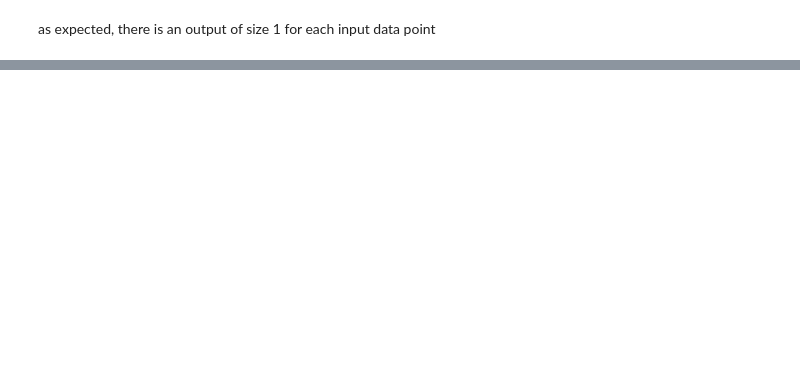
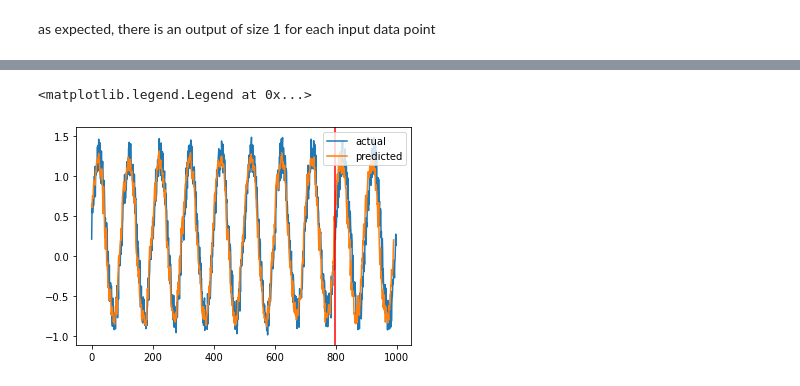
Before and after one commit to pmccthy/data-science-playground, a Jupyter notebook: RNNs/simple_rnn.ipynb, the cells around one changed output, grey strips where cells are left out. Saved outputs shown, nothing was run; the diff lists cells and outputs as text; code cells hidden in the pictures; blank space fills up the shorter version.

```diff
--- a/RNNs/simple_rnn.ipynb
+++ b/RNNs/simple_rnn.ipynb
@@ -42,0 +76,4 @@ Time to build a model that actually does something useful.
+# %%
+# convert data
+X_train, Y_train = convert_to_matrix(train, step)
+X_test, Y_test = convert_to_matrix(test, step)
@@ -42,0 +90,8 @@ Time to build a model that actually does something useful.
+# %%
+# build simple RNN model
+model = Sequential()
+model.add(SimpleRNN(units=32, input_shape=(1,step), activation="relu"))
+model.add(Dense(8, activation="relu"))
+model.add(Dense(1))
+model.compile(loss='mean_squared_error', optimizer='rmsprop')
+model.summary()
@@ -42,0 +114,6 @@ Time to build a model that actually does something useful.
+# %%
+# train model
+model.fit(X_train, Y_train, epochs=100, batch_size=16, verbose=2)
+predict_train = model.predict(X_train)
+predict_test = model.predict(X_test)
+predicted = np.concatenate((predict_train, predict_test), axis=0)
@@ -42,0 +141,9 @@ Time to build a model that actually does something useful.
+# %%
+# visualise the results
+plt.plot(np.concatenate((train, test), axis=0), label='actual')
+plt.plot(predicted, label='predicted')
+plt.axvline(train_idx[-1], c='r')
+plt.legend()
+# %% [output]
+<matplotlib.legend.Legend at 0x...>
+[figure, added]
```
Also changed, not shown: parts of 18 cells of this notebook.
